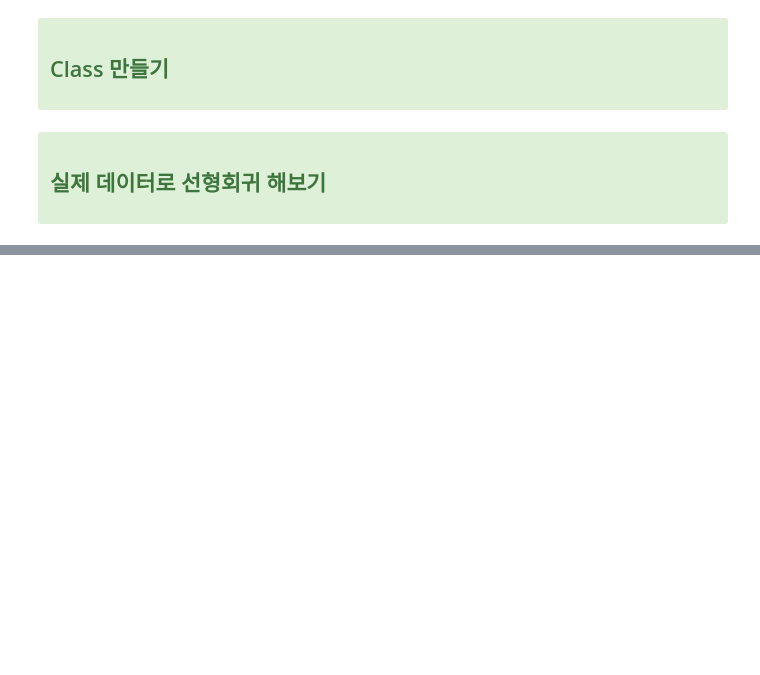
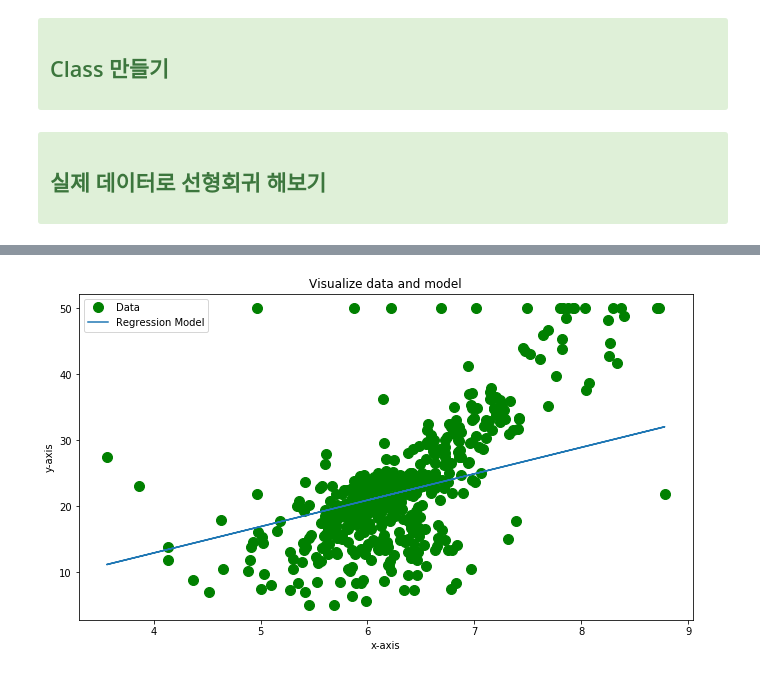
Before and after one commit to hoesungryu/blockchain-devML-course, a Jupyter notebook: code/Day03/Day03_05 linear regression_Backpropagation.ipynb, the cells around one changed output, grey strips where cells are left out. Cells and saved outputs as stored; diff of their text form; code cells hidden in the pictures; blank space fills up the shorter version.

```diff
--- a/code/Day03/Day03_05 linear regression_Backpropagation.ipynb
+++ b/code/Day03/Day03_05 linear regression_Backpropagation.ipynb
@@ -279,0 +235,2 @@ plt.show()
+# %%
+X_2d = pd.DataFrame(X) # 차원 맞추기 위해서
@@ -279,0 +254,14 @@ plt.show()
+# %%
+import matplotlib.pyplot as plt
+%matplotlib inline
+plt.figure(figsize=(11,6))
+plt.title('Visualize data and model')
+plt.xlabel('x-axis')
+plt.ylabel('y-axis')
+plt.plot(X, y, 'go', label='Data', marker='o', markersize=10)
+# y = wx + b
+plt.plot(X, model.coef_*X + model.intercept_, label='Regression Model')
+plt.legend();
+plt.show()
+# %% [output]
+[figure, added]
```
Also changed, not shown: parts of 14 cells of this notebook, 18 other files.
